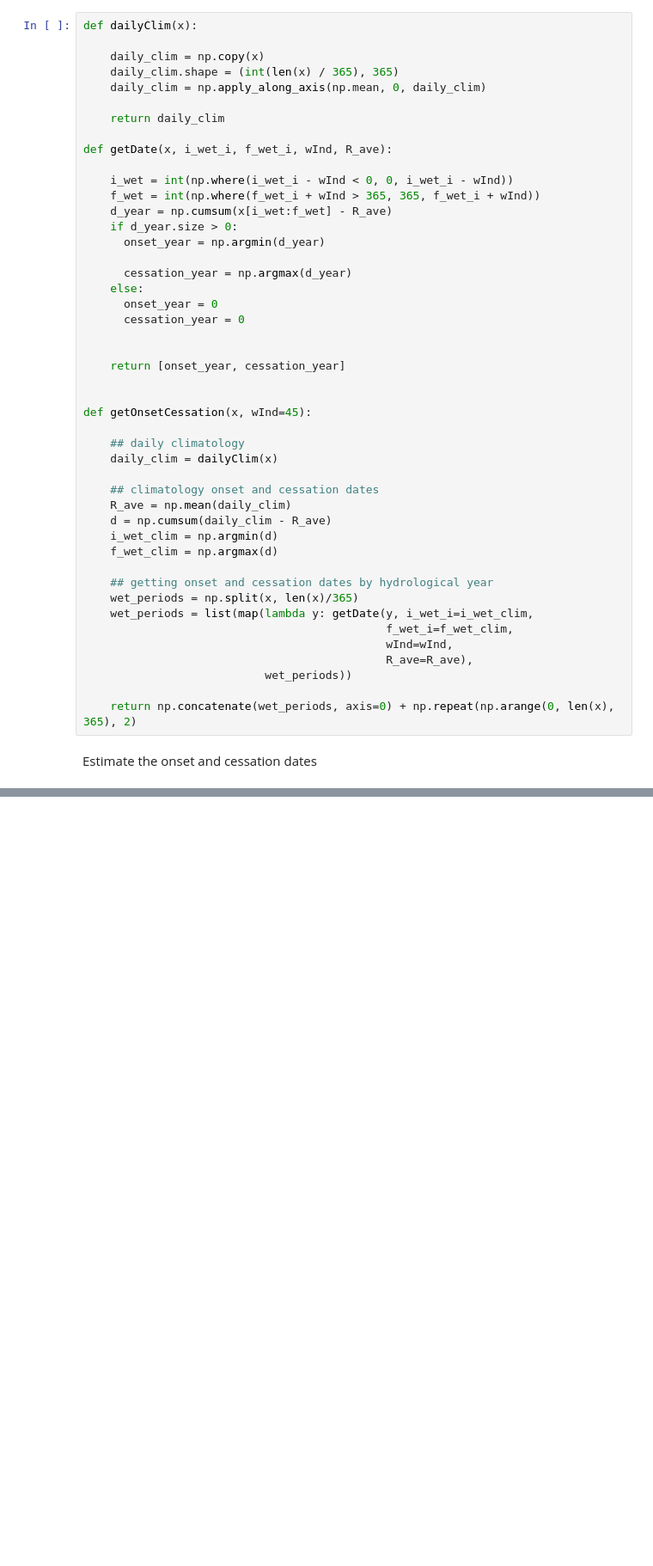
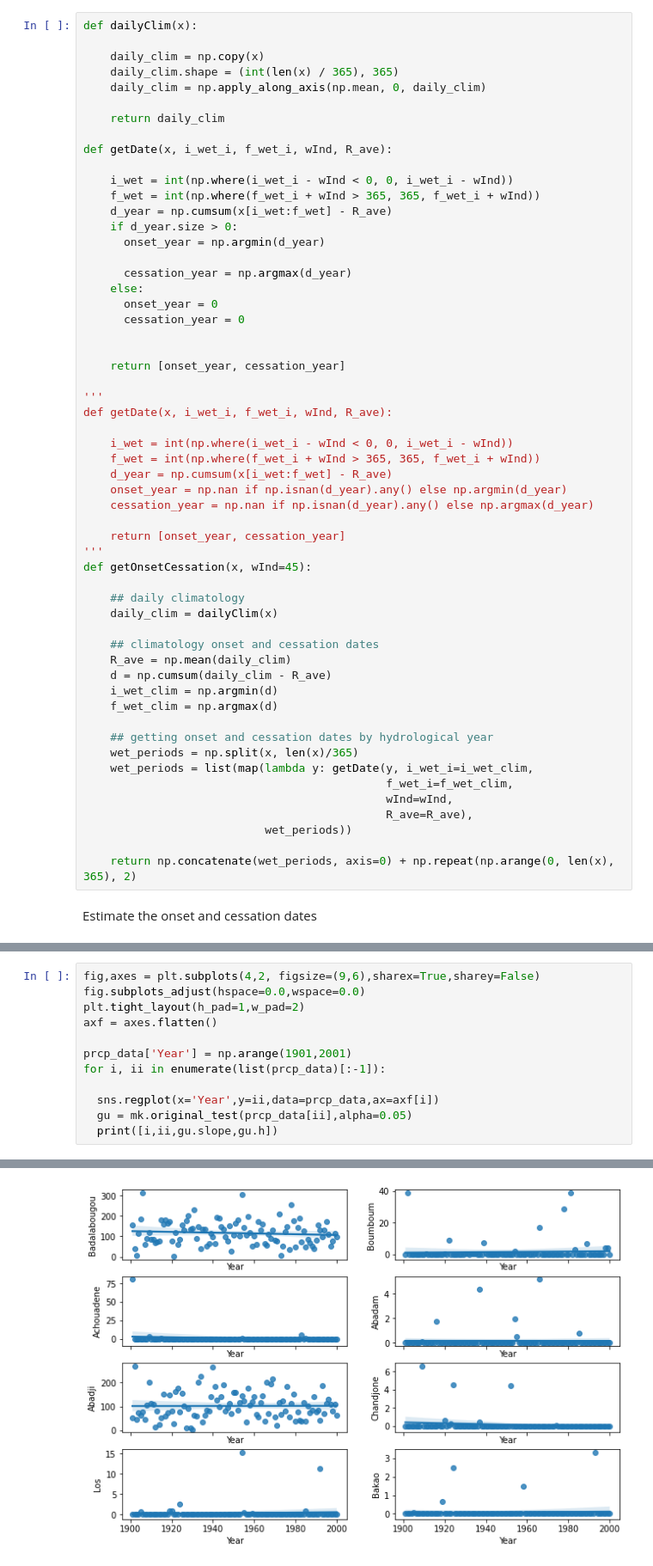
Before and after one commit to ogunjosam/ISIMIP_data, a Jupyter notebook: Extract_onset_locations.ipynb, the cells around one changed output, grey strips where cells are left out. Shown: that part at 86% size. Drawn from its saved outputs; the diff is of its cells as text; blank space fills up the shorter version.

```diff
--- a/Extract_onset_locations.ipynb
+++ b/Extract_onset_locations.ipynb
@@ -129,7 +107,17 @@ def getDate(x, i_wet_i, f_wet_i, wInd, R_ave):
 
     return [onset_year, cessation_year]
 
+'''
+def getDate(x, i_wet_i, f_wet_i, wInd, R_ave):
 
+    i_wet = int(np.where(i_wet_i - wInd < 0, 0, i_wet_i - wInd))
+    f_wet = int(np.where(f_wet_i + wInd > 365, 365, f_wet_i + wInd))
+    d_year = np.cumsum(x[i_wet:f_wet] - R_ave)
+    onset_year = np.nan if np.isnan(d_year).any() else np.argmin(d_year)
+    cessation_year = np.nan if np.isnan(d_year).any() else np.argmax(d_year)
+
+    return [onset_year, cessation_year]
+'''
 def getOnsetCessation(x, wInd=45):
 
     ## daily climatology
@@ -198,0 +221,13 @@ for i, ii in enumerate(list(onset_data)[:-1]):
+# %%
+fig,axes = plt.subplots(4,2, figsize=(9,6),sharex=True,sharey=False)
+fig.subplots_adjust(hspace=0.0,wspace=0.0)
+plt.tight_layout(h_pad=1,w_pad=2)
+axf = axes.flatten()
+
+prcp_data['Year'] = np.arange(1901,2001)
+for i, ii in enumerate(list(prcp_data)[:-1]):
+
+  sns.regplot(x='Year',y=ii,data=prcp_data,ax=axf[i])
+  gu = mk.original_test(prcp_data[ii],alpha=0.05)
+  print([i,ii,gu.slope,gu.h])
+# %% [output]
@@ -198,0 +242 @@ for i, ii in enumerate(list(onset_data)[:-1]):
+[figure, added]
```
Also changed, not shown: parts of 10 cells of this notebook.
